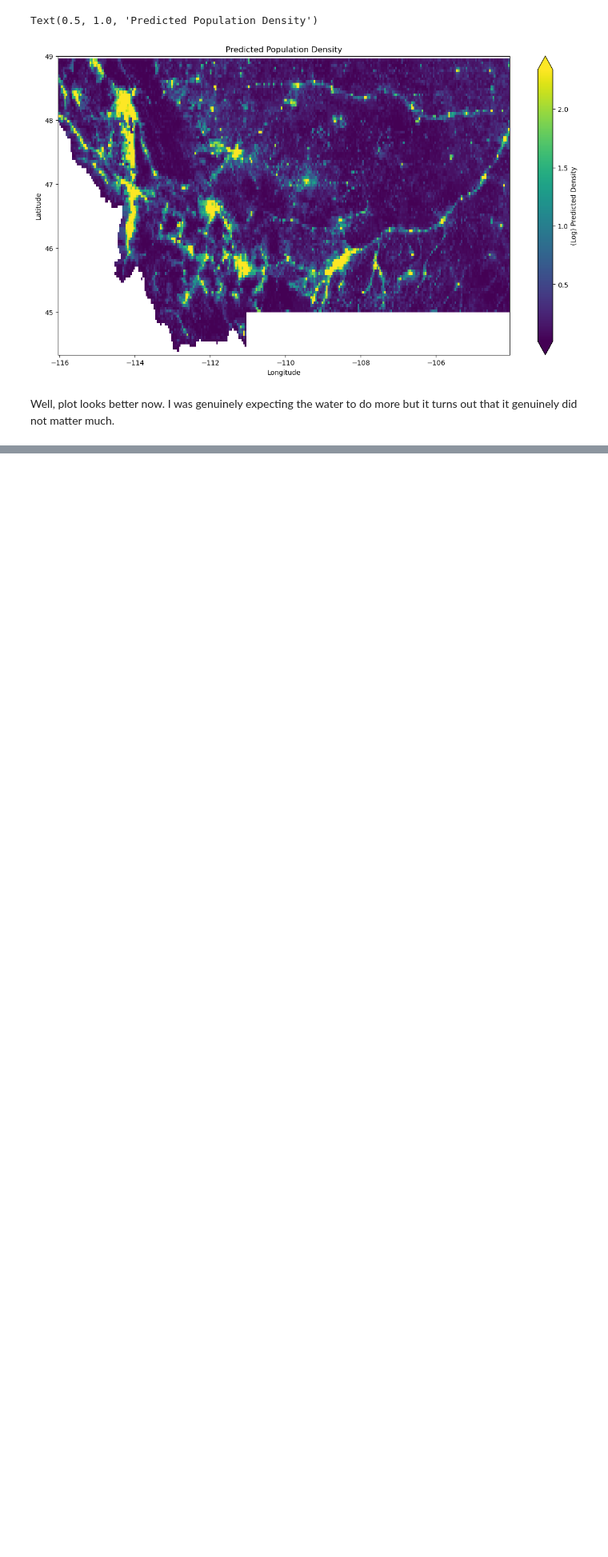
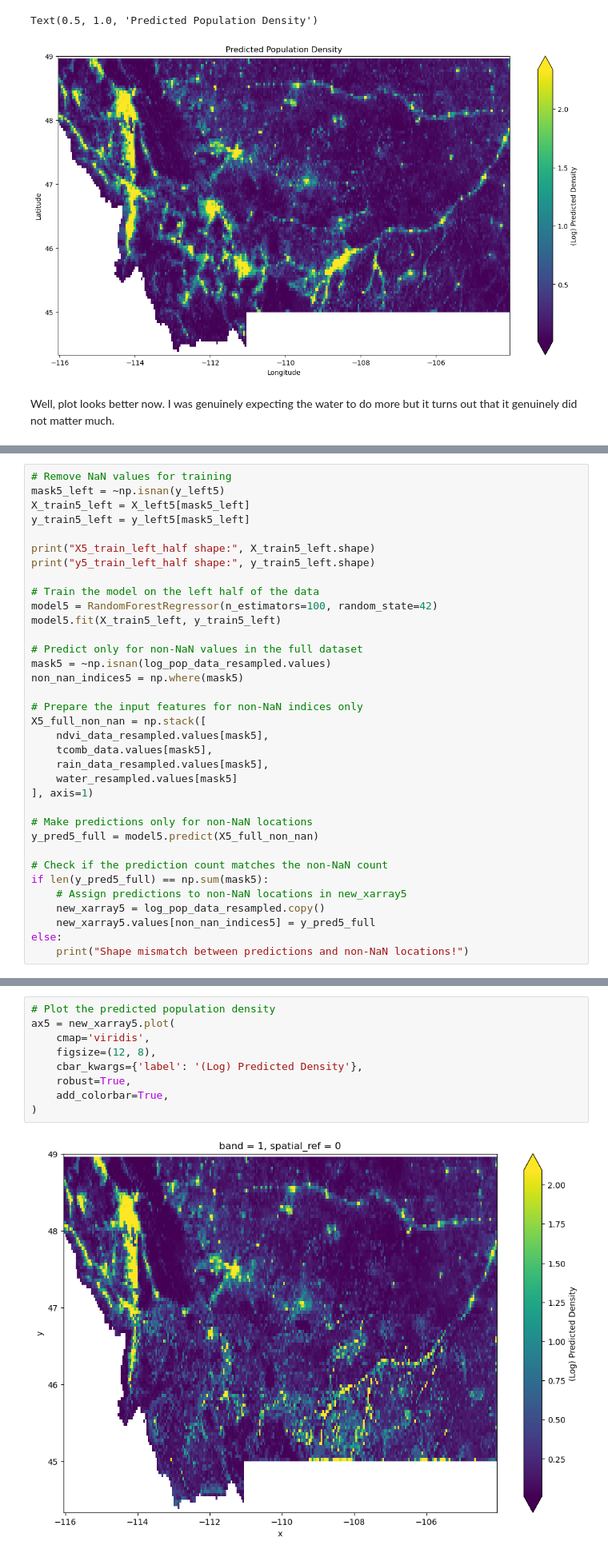
Before and after one commit to Chigiriq/geoP3, a Jupyter notebook: a3.ipynb, the cells around one changed output, grey strips where cells are left out. Shown at 80% size. Saved outputs shown, nothing was run; the diff lists cells and outputs as text; blank space fills up the shorter version.

```diff
--- a/a3.ipynb
+++ b/a3.ipynb
@@ -691,0 +748,35 @@ print(new_xarray4)
+# %%
+# Remove NaN values for training
+mask5_left = ~np.isnan(y_left5)
+X_train5_left = X_left5[mask5_left]
+y_train5_left = y_left5[mask5_left]
+
+print("X5_train_left_half shape:", X_train5_left.shape)
+print("y5_train_left_half shape:", y_train5_left.shape)
+
+# Train the model on the left half of the data
+model5 = RandomForestRegressor(n_estimators=100, random_state=42)
+model5.fit(X_train5_left, y_train5_left)
+
+# Predict only for non-NaN values in the full dataset
+mask5 = ~np.isnan(log_pop_data_resampled.values)
+non_nan_indices5 = np.where(mask5)
+
+# Prepare the input features for non-NaN indices only
+X5_full_non_nan = np.stack([
+    ndvi_data_resampled.values[mask5],
+    tcomb_data.values[mask5],
+    rain_data_resampled.values[mask5],
+    water_resampled.values[mask5]
+], axis=1)
+
+# Make predictions only for non-NaN locations
+y_pred5_full = model5.predict(X5_full_non_nan)
+
+# Check if the prediction count matches the non-NaN count
+if len(y_pred5_full) == np.sum(mask5):
+    # Assign predictions to non-NaN locations in new_xarray5
+    new_xarray5 = log_pop_data_resampled.copy()
+    new_xarray5.values[non_nan_indices5] = y_pred5_full
+else:
+    print("Shape mismatch between predictions and non-NaN locations!")
@@ -691,0 +786,11 @@ print(new_xarray4)
+# %%
+# Plot the predicted population density
+ax5 = new_xarray5.plot(
+    cmap='viridis',
+    figsize=(12, 8),
+    cbar_kwargs={'label': '(Log) Predicted Density'},
+    robust=True,
+    add_colorbar=True,
+)
+# %% [output]
+[figure, added]
```
Also changed, not shown: parts of 29 cells of this notebook.
